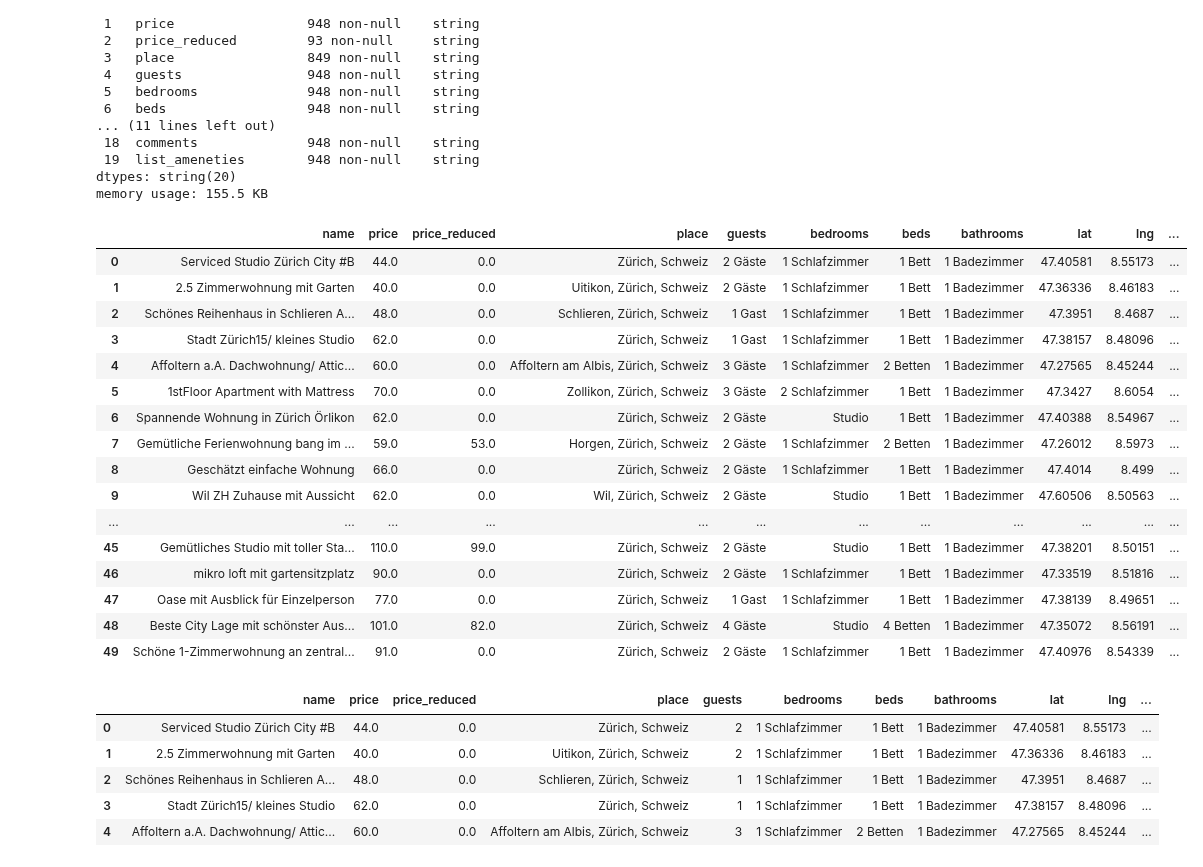
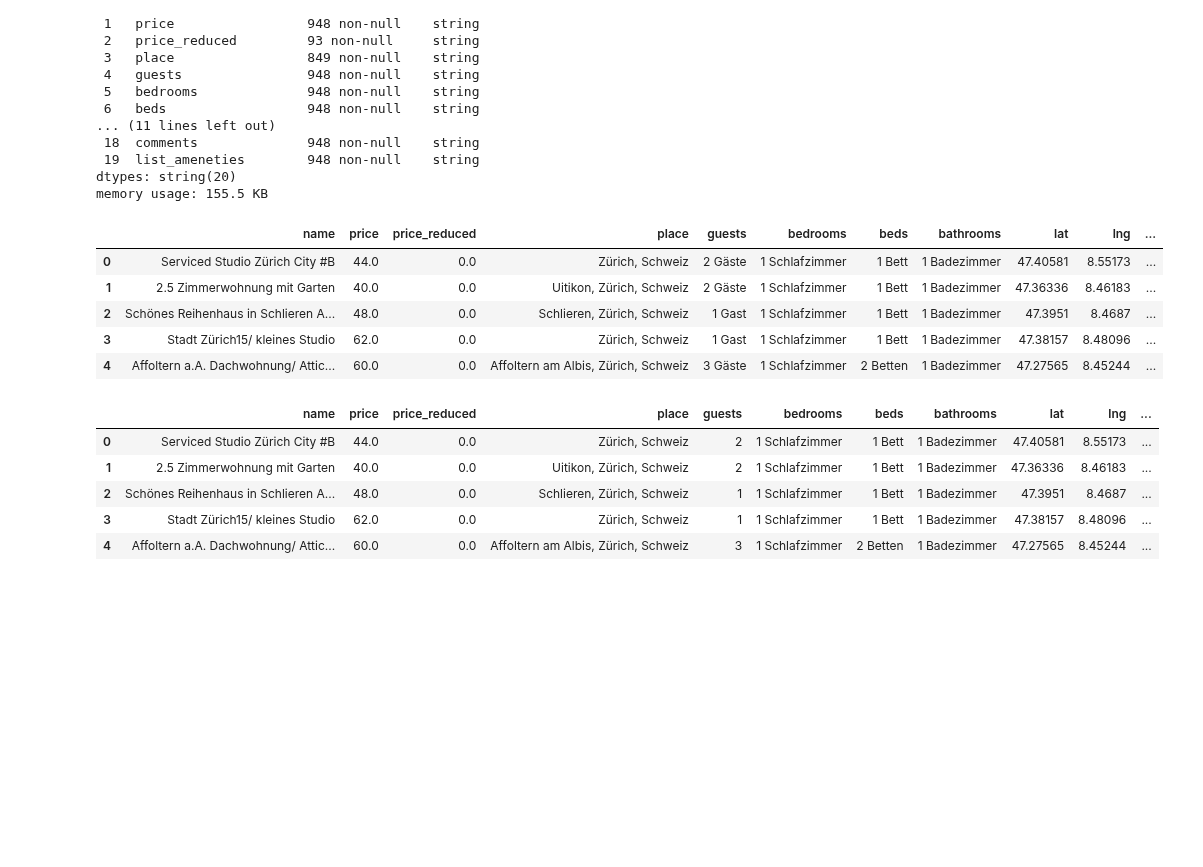
Before and after one commit to sephiran/applied-data-science, a Jupyter notebook: eda/eda-airbnb.ipynb, the cells around one changed output. Drawn from its saved outputs; the diff is of its cells as text; code cells hidden in the pictures; blank space fills up the shorter version.

```diff
--- a/eda/eda-airbnb.ipynb
+++ b/eda/eda-airbnb.ipynb
@@ -140,42 +140,31 @@ memory usage: 155.5 KB
 # %%
 def remove_chf_and_spaces(text):
     text_without_chf = re.sub('CHF', '', str(text))
     text_without_spaces = re.sub('\s+', '', text_without_chf)
     return text_without_spaces
 
 # function to replace <NA> by 0
 def change_na_to_0(text: str):
     if str(text) == '<NA>':
         return '0'
     return str(text)
 
 # remove ' CHF' from price
 airbnb['price'] = airbnb['price'].apply(remove_chf_and_spaces)
 # clean price_reduced
 airbnb['price_reduced'] = airbnb['price_reduced'].apply(change_na_to_0)
 airbnb['price_reduced'] = airbnb['price_reduced'].apply(remove_chf_and_spaces)
 # change price cols to type float
 airbnb['price'] = airbnb['price'].astype(float)
 airbnb['price_reduced'] = airbnb['price_reduced'].astype(float)
-airbnb.head(50)
+airbnb.head()
 # %% [output]
 |  | name | price | price_reduced | place | guests | bedrooms | beds | bathrooms | lat | lng | ... |
 | 0 | Serviced Studio Zürich City #B | 44.0 | 0.0 | Zürich, Schweiz | 2 Gäste | 1 Schlafzimmer | 1 Bett | 1 Badezimmer | 47.40581 | 8.55173 | ... |
 | 1 | 2.5 Zimmerwohnung mit Garten | 40.0 | 0.0 | Uitikon, Zürich, Schweiz | 2 Gäste | 1 Schlafzimmer | 1 Bett | 1 Badezimmer | 47.36336 | 8.46183 | ... |
 | 2 | Schönes Reihenhaus in Schlieren A... | 48.0 | 0.0 | Schlieren, Zürich, Schweiz | 1 Gast | 1 Schlafzimmer | 1 Bett | 1 Badezimmer | 47.3951 | 8.4687 | ... |
 | 3 | Stadt Zürich15/ kleines Studio | 62.0 | 0.0 | Zürich, Schweiz | 1 Gast | 1 Schlafzimmer | 1 Bett | 1 Badezimmer | 47.38157 | 8.48096 | ... |
 | 4 | Affoltern a.A. Dachwohnung/ Attic... | 60.0 | 0.0 | Affoltern am Albis, Zürich, Schweiz | 3 Gäste | 1 Schlafzimmer | 2 Betten | 1 Badezimmer | 47.27565 | 8.45244 | ... |
-| 5 | 1stFloor Apartment with Mattress | 70.0 | 0.0 | Zollikon, Zürich, Schweiz | 3 Gäste | 2 Schlafzimmer | 1 Bett | 1 Badezimmer | 47.3427 | 8.6054 | ... |
-| 6 | Spannende Wohnung in Zürich Örlikon | 62.0 | 0.0 | Zürich, Schweiz | 2 Gäste | Studio | 1 Bett | 1 Badezimmer | 47.40388 | 8.54967 | ... |
-| 7 | Gemütliche Ferienwohnung bang im ... | 59.0 | 53.0 | Horgen, Zürich, Schweiz | 2 Gäste | 1 Schlafzimmer | 2 Betten | 1 Badezimmer | 47.26012 | 8.5973 | ... |
-| 8 | Geschätzt einfache Wohnung | 66.0 | 0.0 | Zürich, Schweiz | 2 Gäste | 1 Schlafzimmer | 1 Bett | 1 Badezimmer | 47.4014 | 8.499 | ... |
-| 9 | Wil ZH Zuhause mit Aussicht | 62.0 | 0.0 | Wil, Zürich, Schweiz | 2 Gäste | Studio | 1 Bett | 1 Badezimmer | 47.60506 | 8.50563 | ... |
-| ... | ... | ... | ... | ... | ... | ... | ... | ... | ... | ... | ... |
-| 45 | Gemütliches Studio mit toller Sta... | 110.0 | 99.0 | Zürich, Schweiz | 2 Gäste | Studio | 1 Bett | 1 Badezimmer | 47.38201 | 8.50151 | ... |
-| 46 | mikro loft mit gartensitzplatz | 90.0 | 0.0 | Zürich, Schweiz | 2 Gäste | 1 Schlafzimmer | 1 Bett | 1 Badezimmer | 47.33519 | 8.51816 | ... |
-| 47 | Oase mit Ausblick für Einzelperson | 77.0 | 0.0 | Zürich, Schweiz | 1 Gast | 1 Schlafzimmer | 1 Bett | 1 Badezimmer | 47.38139 | 8.49651 | ... |
-| 48 | Beste City Lage mit schönster Aus... | 101.0 | 82.0 | Zürich, Schweiz | 4 Gäste | Studio | 4 Betten | 1 Badezimmer | 47.35072 | 8.56191 | ... |
-| 49 | Schöne 1-Zimmerwohnung an zentral... | 91.0 | 0.0 | Zürich, Schweiz | 2 Gäste | 1 Schlafzimmer | 1 Bett | 1 Badezimmer | 47.40976 | 8.54339 | ... |
 # %%
 # function to only keep number and remove text
 
```
Also changed, not shown: parts of 4 cells of this notebook, 1 other file.
